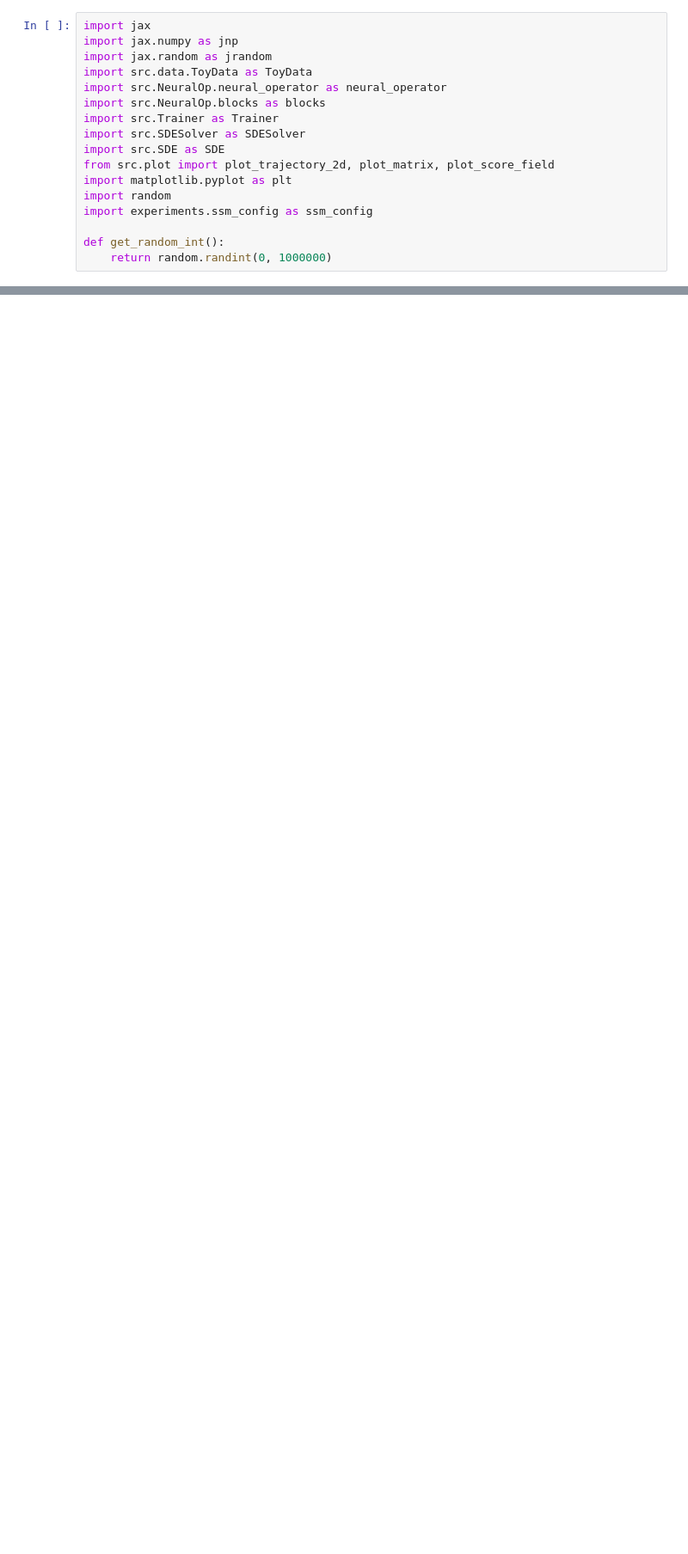
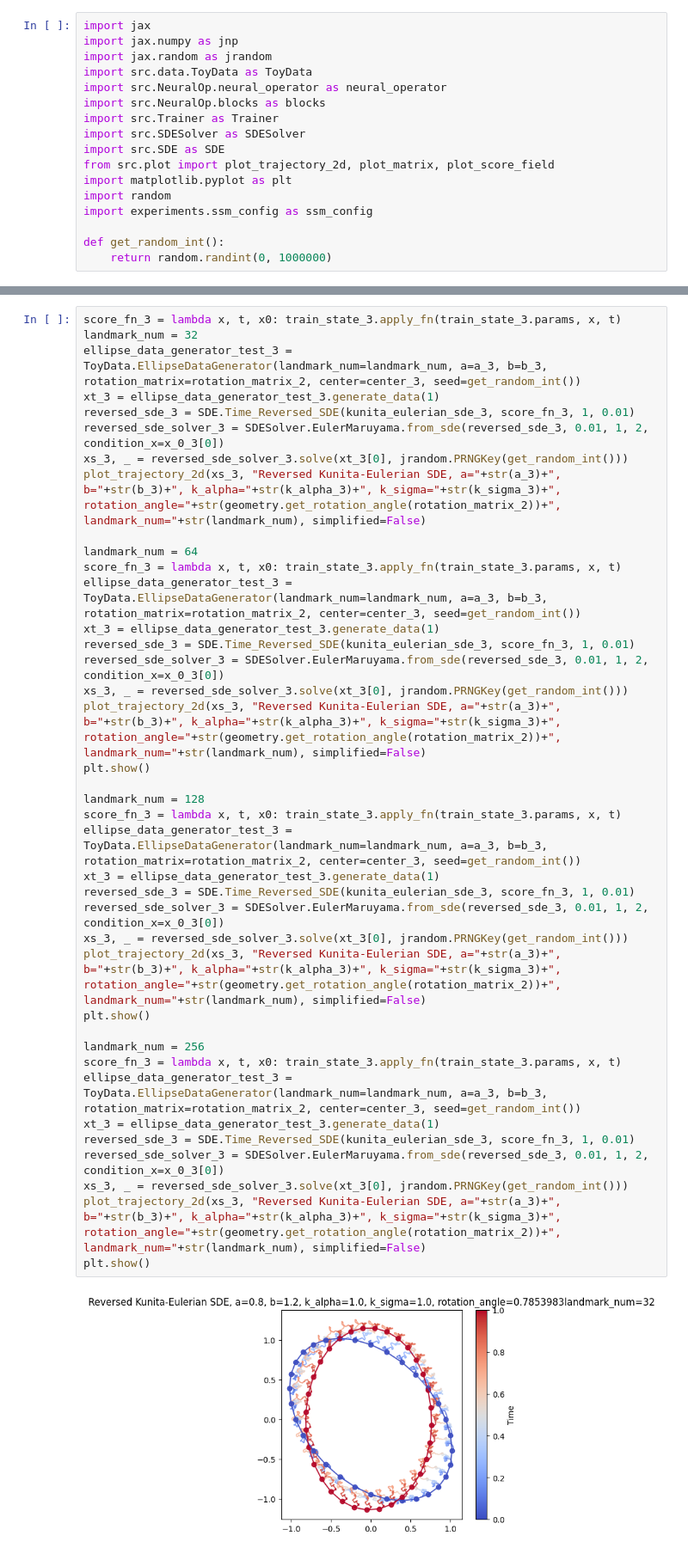
Before and after one commit to MateosCz/DSM_learning_notebook, a Jupyter notebook: neuralOP.ipynb, the cells around one changed output, grey strips where cells are left out. Shown at 86% size. Drawn from its saved outputs; the diff is of its cells as text; blank space fills up the shorter version.

```diff
--- a/neuralOP.ipynb
+++ b/neuralOP.ipynb
@@ -185,0 +231,41 @@ plt.show()
+# %%
+score_fn_3 = lambda x, t, x0: train_state_3.apply_fn(train_state_3.params, x, t)
+landmark_num = 32
+ellipse_data_generator_test_3 = ToyData.EllipseDataGenerator(landmark_num=landmark_num, a=a_3, b=b_3, rotation_matrix=rotation_matrix_2, center=center_3, seed=get_random_int())
+xt_3 = ellipse_data_generator_test_3.generate_data(1)
+reversed_sde_3 = SDE.Time_Reversed_SDE(kunita_eulerian_sde_3, score_fn_3, 1, 0.01)
+reversed_sde_solver_3 = SDESolver.EulerMaruyama.from_sde(reversed_sde_3, 0.01, 1, 2, condition_x=x_0_3[0])
+xs_3, _ = reversed_sde_solver_3.solve(xt_3[0], jrandom.PRNGKey(get_random_int()))
+plot_trajectory_2d(xs_3, "Reversed Kunita-Eulerian SDE, a="+str(a_3)+", b="+str(b_3)+", k_alpha="+str(k_alpha_3)+", k_sigma="+str(k_sigma_3)+", rotation_angle="+str(geometry.get_rotation_angle(rotation_matrix_2))+", landmark_num="+str(landmark_num), simplified=False)
+
+landmark_num = 64
+score_fn_3 = lambda x, t, x0: train_state_3.apply_fn(train_state_3.params, x, t)
+ellipse_data_generator_test_3 = ToyData.EllipseDataGenerator(landmark_num=landmark_num, a=a_3, b=b_3, rotation_matrix=rotation_matrix_2, center=center_3, seed=get_random_int())
+xt_3 = ellipse_data_generator_test_3.generate_data(1)
+reversed_sde_3 = SDE.Time_Reversed_SDE(kunita_eulerian_sde_3, score_fn_3, 1, 0.01)
+reversed_sde_solver_3 = SDESolver.EulerMaruyama.from_sde(reversed_sde_3, 0.01, 1, 2, condition_x=x_0_3[0])
+xs_3, _ = reversed_sde_solver_3.solve(xt_3[0], jrandom.PRNGKey(get_random_int()))
+plot_trajectory_2d(xs_3, "Reversed Kunita-Eulerian SDE, a="+str(a_3)+", b="+str(b_3)+", k_alpha="+str(k_alpha_3)+", k_sigma="+str(k_sigma_3)+", rotation_angle="+str(geometry.get_rotation_angle(rotation_matrix_2))+", landmark_num="+str(landmark_num), simplified=False)
+plt.show()
+
+landmark_num = 128
+score_fn_3 = lambda x, t, x0: train_state_3.apply_fn(train_state_3.params, x, t)
+ellipse_data_generator_test_3 = ToyData.EllipseDataGenerator(landmark_num=landmark_num, a=a_3, b=b_3, rotation_matrix=rotation_matrix_2, center=center_3, seed=get_random_int())
+xt_3 = ellipse_data_generator_test_3.generate_data(1)
+reversed_sde_3 = SDE.Time_Reversed_SDE(kunita_eulerian_sde_3, score_fn_3, 1, 0.01)
+reversed_sde_solver_3 = SDESolver.EulerMaruyama.from_sde(reversed_sde_3, 0.01, 1, 2, condition_x=x_0_3[0])
+xs_3, _ = reversed_sde_solver_3.solve(xt_3[0], jrandom.PRNGKey(get_random_int()))
+plot_trajectory_2d(xs_3, "Reversed Kunita-Eulerian SDE, a="+str(a_3)+", b="+str(b_3)+", k_alpha="+str(k_alpha_3)+", k_sigma="+str(k_sigma_3)+", rotation_angle="+str(geometry.get_rotation_angle(rotation_matrix_2))+", landmark_num="+str(landmark_num), simplified=False)
+plt.show()
+
+landmark_num = 256
+score_fn_3 = lambda x, t, x0: train_state_3.apply_fn(train_state_3.params, x, t)
+ellipse_data_generator_test_3 = ToyData.EllipseDataGenerator(landmark_num=landmark_num, a=a_3, b=b_3, rotation_matrix=rotation_matrix_2, center=center_3, seed=get_random_int())
+xt_3 = ellipse_data_generator_test_3.generate_data(1)
+reversed_sde_3 = SDE.Time_Reversed_SDE(kunita_eulerian_sde_3, score_fn_3, 1, 0.01)
+reversed_sde_solver_3 = SDESolver.EulerMaruyama.from_sde(reversed_sde_3, 0.01, 1, 2, condition_x=x_0_3[0])
+xs_3, _ = reversed_sde_solver_3.solve(xt_3[0], jrandom.PRNGKey(get_random_int()))
+plot_trajectory_2d(xs_3, "Reversed Kunita-Eulerian SDE, a="+str(a_3)+", b="+str(b_3)+", k_alpha="+str(k_alpha_3)+", k_sigma="+str(k_sigma_3)+", rotation_angle="+str(geometry.get_rotation_angle(rotation_matrix_2))+", landmark_num="+str(landmark_num), simplified=False)
+plt.show()
+# %% [output]
+[figure, added]
```
Also changed, not shown: parts of 4 cells of this notebook, 2 other files.
